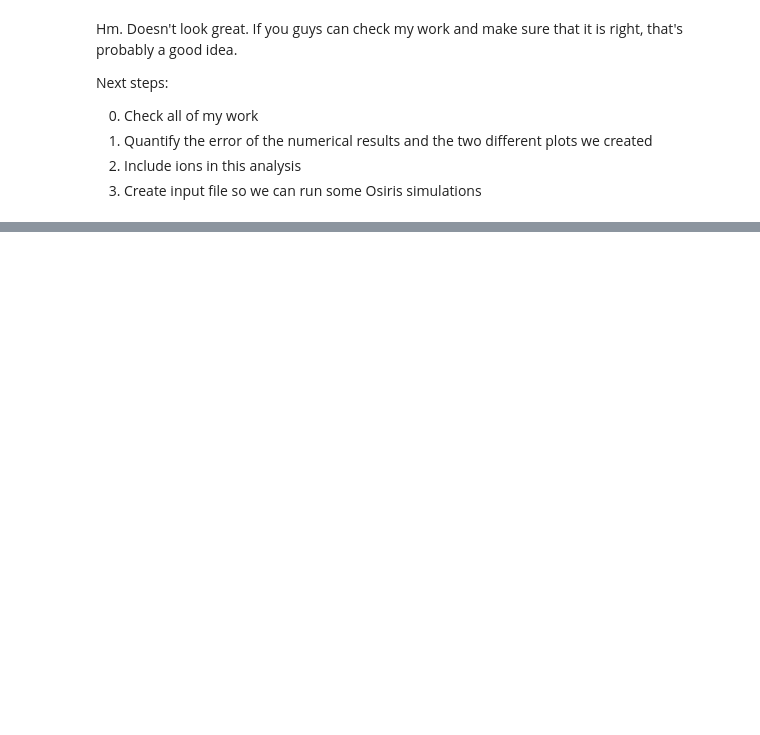
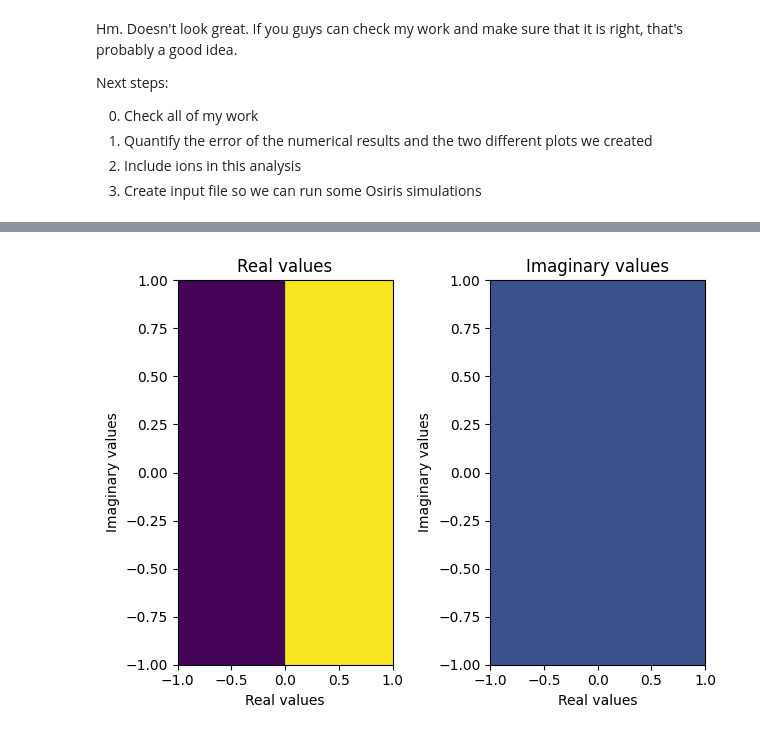
Before and after one commit to dschneidinger/222B_Landau_Damping_2024, a Jupyter notebook: 1-Numerical_solution_kinetic_dispersion_relation/brute_force_kinetic_DR_solver.ipynb, the cells around one changed output, grey strips where cells are left out. Saved outputs shown, nothing was run; the diff lists cells and outputs as text; code cells hidden in the pictures; blank space fills up the shorter version.

```diff
--- a/1-Numerical_solution_kinetic_dispersion_relation/brute_force_kinetic_DR_solver.ipynb
+++ b/1-Numerical_solution_kinetic_dispersion_relation/brute_force_kinetic_DR_solver.ipynb
@@ -136,0 +167,4 @@ Next steps:
+# %%
+plot_complex(X, Y, F.real < 0)
+# %% [output]
+[figure, added]
```
Also changed, not shown: parts of 12 cells of this notebook.
